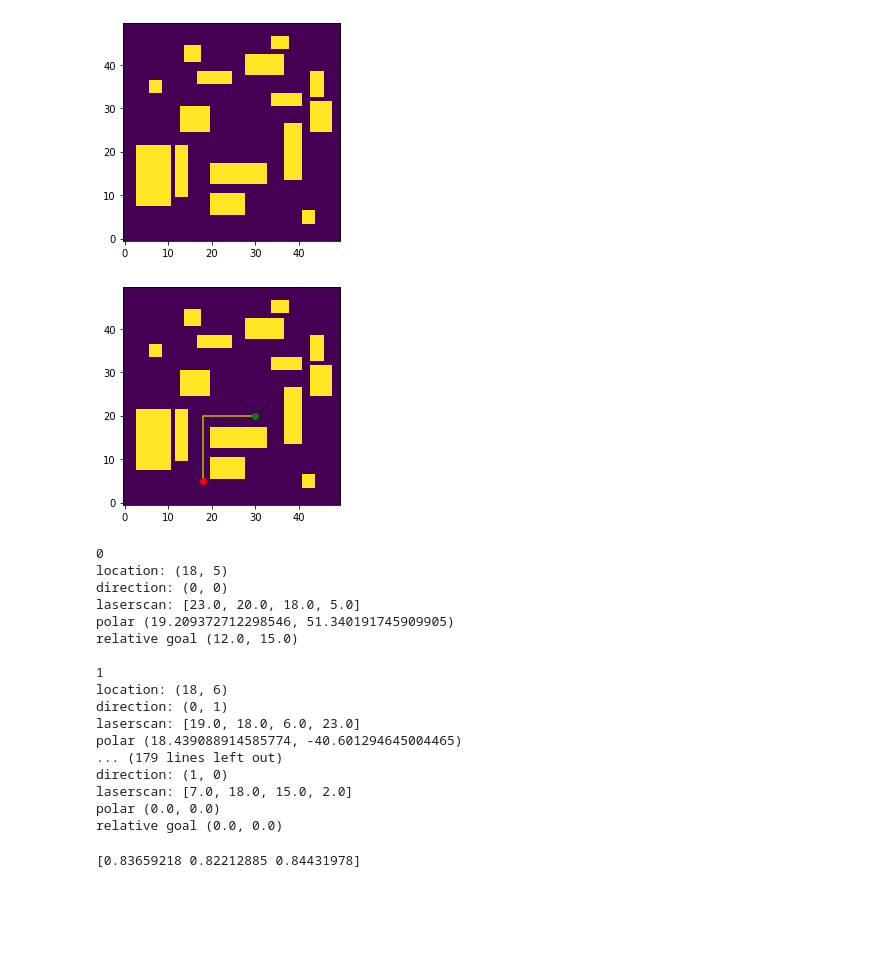
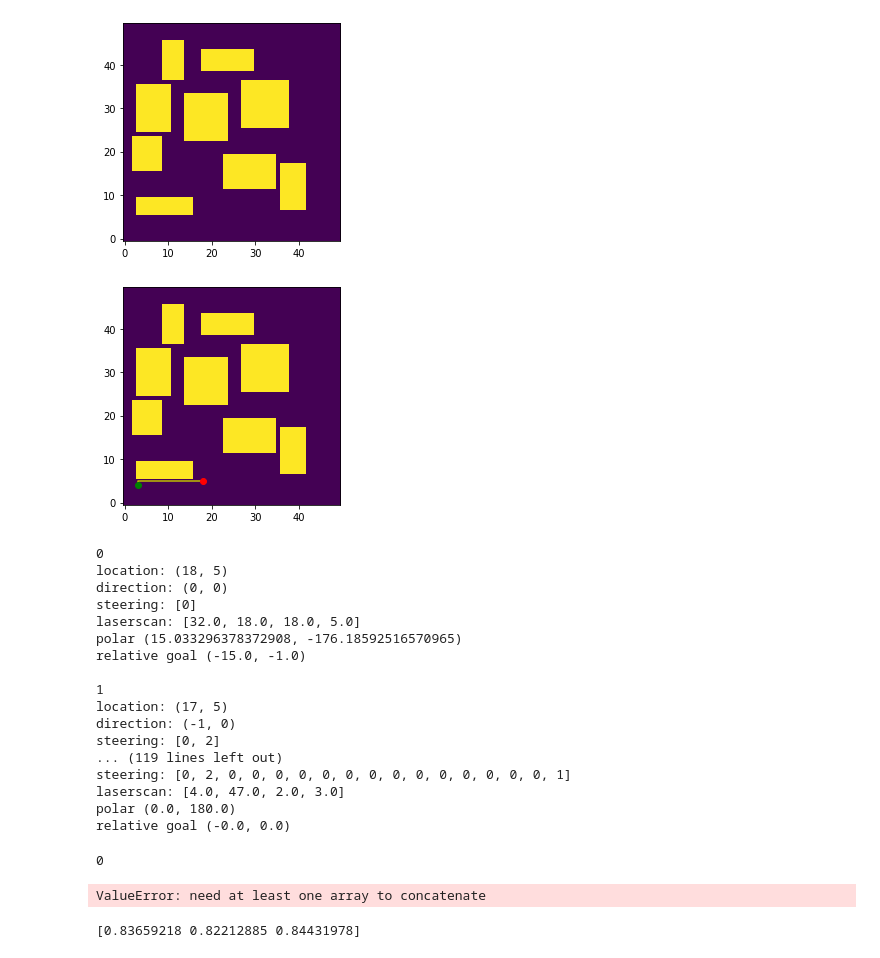
Before and after one commit to JosephGatto/2D-Motion-Planning-with-Machine-Learning, a Jupyter notebook: odom-oriented-test.ipynb, the cells around one changed output. Drawn from its saved outputs; the diff is of its cells as text; code cells hidden in the pictures; blank space fills up the shorter version.

Commit message:
changed to steering dir still don't work

```diff
--- a/odom-oriented-test.ipynb
+++ b/odom-oriented-test.ipynb
@@ -261,3 +273,11 @@ def synthesize_train_set(MAPs, num_runs = 5):
             # No path found
             continue
     return pd.DataFrame(np.vstack(df))
+# %%
+map_size = (50,50)
+MAPS = []
+for i in range(2):
+    arr, train_MAP = placeRandomRooms(map_size, minRoomSize=3, maxRoomSize=15, roomStep = 1, margin = 1, attempts = 100)
+    MAPS.append((train_MAP,arr))
+
+test = synthesize_train_set(MAPS, num_runs = 10)
@@ -386,16 +414,17 @@ map_size = (50,50)
 arr, train_MAP = placeRandomRooms(map_size, minRoomSize=3, maxRoomSize=15, roomStep = 1, margin = 1, attempts = 100)
 OccupancyGridMap(arr, 1).plot()
 # %% [output]
-[figure, old version]
+[figure, new version]
 # %%
 start = (18, 5)
-goal = (30, 20)
+goal = (3, 4)
 path = get_path(start, goal, arr, plot = True)
 
 sensor_readings = []
 relative_goals = []
 polar_goals = [] # Polar coordinates used by paper
 directions = []
+steering = []
 
 prev = start
 
@@ -410,51 +439,64 @@ for i, loc in enumerate(path):
     # Get laser scan
     ls,_ = synthetic_sensor(train_MAP, (loc[0], loc[1]), direction)
     sensor_readings.append(ls)
     # Get goal in odom
     goal_loc = (goal[0]-loc[0], goal[1]-loc[1])
     # Get goal in odom
     goal_orn = (goal_loc[0]*np.cos(rot) + goal_loc[1]*np.sin(rot), goal_loc[0]*-np.sin(rot) + goal_loc[1]*np.cos(rot))
     relative_goals.append(goal_orn)
 #         relative_goals.append(goal_loc)
 
     # Get polar distance
     polar_distance = np.linalg.norm(np.array([goal_loc[0],goal_loc[1]]))
     # Get polar rotation
     polar_rotation = math.atan2(goal_orn[1], goal_orn[0])
 
     polar_goals.append((polar_distance, polar_rotation / np.pi * 180.))
 
+    # Get relative steering
+    if len(directions) > 1:
+        ds = inv_dirs[direction] - inv_dirs[directions[len(directions)-1]]
+    elif len(directions) == 1: # First node after start
+        ds = inv_dirs[direction]
+    else: ds = 0 # Start node
+    steering.append(ds)
+
     # Get movement to next cell
     directions.append(direction)
     prev=loc
 
     # Print
     print(i)
     print('location:', loc)
     print('direction:', direction)
+    print('steering:', steering)
     print('laserscan:', ls)
     print('polar', polar_goals[i])
     print('relative goal', goal_orn)
     print()
 # %% [output]
-[figure, old version]
+[figure, new version]
 0
 location: (18, 5)
 direction: (0, 0)
-laserscan: [23.0, 20.0, 18.0, 5.0]
-polar (19.209372712298546, 51.340191745909905)
-relative goal (12.0, 15.0)
+steering: [0]
+laserscan: [32.0, 18.0, 18.0, 5.0]
+polar (15.033296378372908, -176.18592516570965)
+relative goal (-15.0, -1.0)
 
 1
-location: (18, 6)
-direction: (0, 1)
-laserscan: [19.0, 18.0, 6.0, 23.0]
-polar (18.439088914585774, -40.601294645004465)
-... (179 lines left out)
-direction: (1, 0)
-laserscan: [7.0, 18.0, 15.0, 2.0]
-polar (0.0, 0.0)
-relative goal (0.0, 0.0)
+location: (17, 5)
+direction: (-1, 0)
+steering: [0, 2]
+... (119 lines left out)
+steering: [0, 2, 0, 0, 0, 0, 0, 0, 0, 0, 0, 0, 0, 0, 0, 0, 1]
+laserscan: [4.0, 47.0, 2.0, 3.0]
+polar (0.0, 180.0)
+relative goal (-0.0, 0.0)
+# %%
+0%2
+# %% [output]
+0
 # %%
 # Get trainning data
 map_size = (50,50)
@@ -463,7 +505,9 @@ for i in range(50):
     arr, train_MAP = placeRandomRooms(map_size, minRoomSize=3, maxRoomSize=15, roomStep = 1, margin = 1, attempts = 100)
     MAPS.append((train_MAP,arr))
 
-df_ = synthesize_train_set(MAPS, num_runs = 1000)
+df_ = synthesize_train_set(MAPS, num_runs = 100)
+# %% [output]
+ValueError: need at least one array to concatenate
 # %%
 # Prep data for modeling
 df = create_classification_problem(df_.copy())
```
Also changed, not shown: parts of 3 cells of this notebook, 1 other file.
